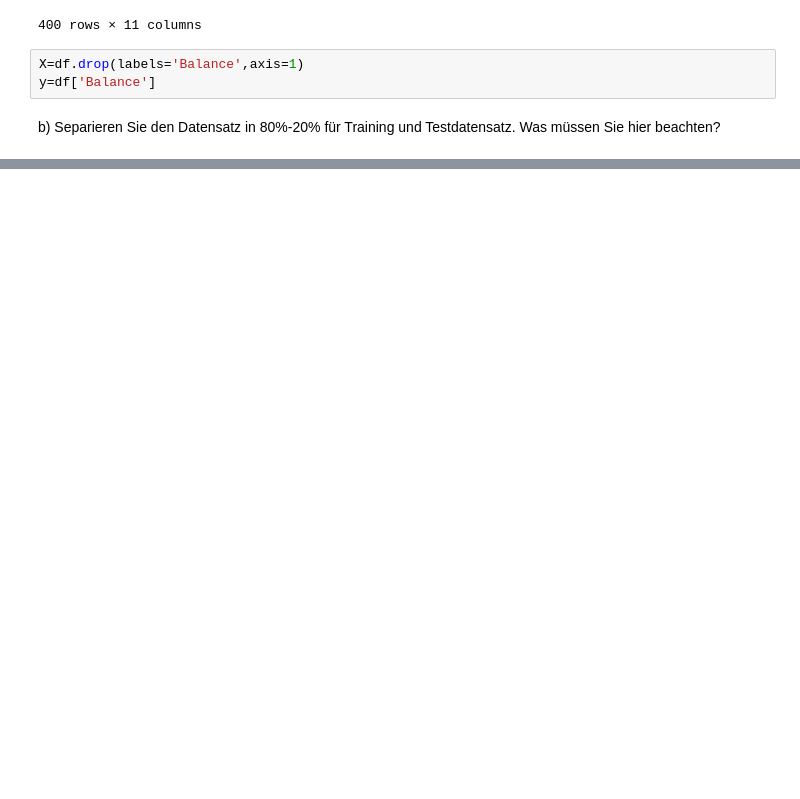
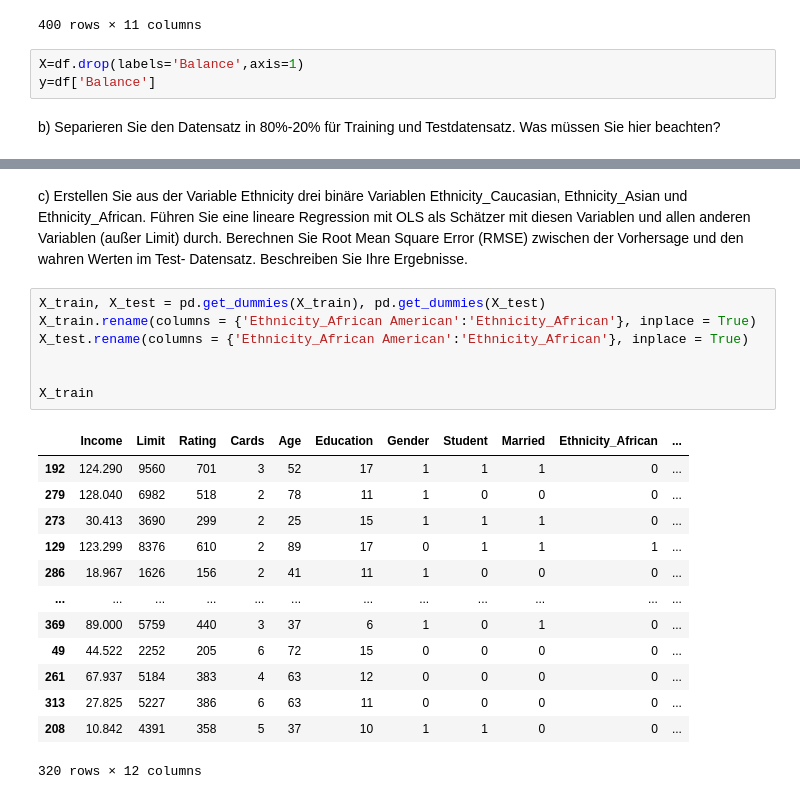
Before and after one commit to u-adrian/PSDA, a Jupyter notebook: 01_Exercise/Aufgabe_4.ipynb, the cells around one changed output, grey strips where cells are left out. Cells and saved outputs as stored; diff of their text form; blank space fills up the shorter version.

```diff
--- a/01_Exercise/Aufgabe_4.ipynb
+++ b/01_Exercise/Aufgabe_4.ipynb
@@ -95 +98,24 @@ X_train
 320 rows × 10 columns
+# %% [markdown]
+c) Erstellen Sie aus der Variable Ethnicity drei binäre Variablen Ethnicity_Caucasian, Ethnicity_Asian und Ethnicity_African. Führen Sie eine lineare Regression mit OLS als Schätzer mit diesen Variablen und allen anderen Variablen (außer Limit) durch. Berechnen Sie Root Mean Square Error (RMSE) zwischen der Vorhersage und den wahren Werten im Test- Datensatz. Beschreiben Sie Ihre Ergebnisse.
+# %%
+X_train, X_test = pd.get_dummies(X_train), pd.get_dummies(X_test)
+X_train.rename(columns = {'Ethnicity_African American':'Ethnicity_African'}, inplace = True)
+X_test.rename(columns = {'Ethnicity_African American':'Ethnicity_African'}, inplace = True)
+
+
+X_train
+# %% [output]
+|  | Income | Limit | Rating | Cards | Age | Education | Gender | Student | Married | Ethnicity_African | ... |
+| 192 | 124.290 | 9560 | 701 | 3 | 52 | 17 | 1 | 1 | 1 | 0 | ... |
+| 279 | 128.040 | 6982 | 518 | 2 | 78 | 11 | 1 | 0 | 0 | 0 | ... |
+| 273 | 30.413 | 3690 | 299 | 2 | 25 | 15 | 1 | 1 | 1 | 0 | ... |
+| 129 | 123.299 | 8376 | 610 | 2 | 89 | 17 | 0 | 1 | 1 | 1 | ... |
+| 286 | 18.967 | 1626 | 156 | 2 | 41 | 11 | 1 | 0 | 0 | 0 | ... |
+| ... | ... | ... | ... | ... | ... | ... | ... | ... | ... | ... | ... |
+| 369 | 89.000 | 5759 | 440 | 3 | 37 | 6 | 1 | 0 | 1 | 0 | ... |
+| 49 | 44.522 | 2252 | 205 | 6 | 72 | 15 | 0 | 0 | 0 | 0 | ... |
+| 261 | 67.937 | 5184 | 383 | 4 | 63 | 12 | 0 | 0 | 0 | 0 | ... |
+| 313 | 27.825 | 5227 | 386 | 6 | 63 | 11 | 0 | 0 | 0 | 0 | ... |
+| 208 | 10.842 | 4391 | 358 | 5 | 37 | 10 | 1 | 1 | 0 | 0 | ... |
+320 rows × 12 columns
```
Also changed, not shown: parts of 17 cells of this notebook.
